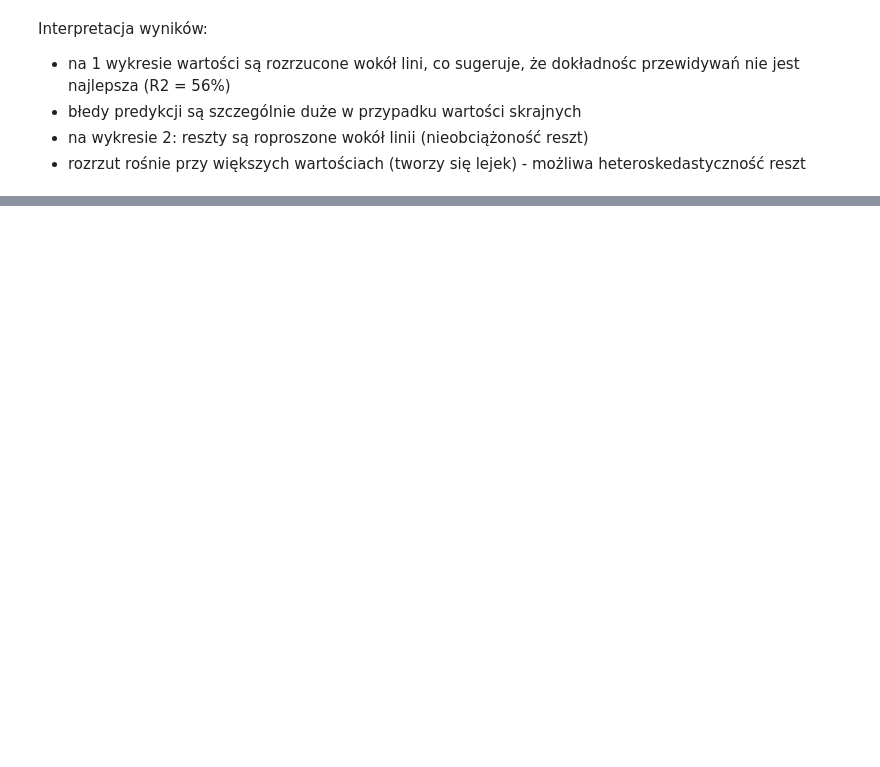
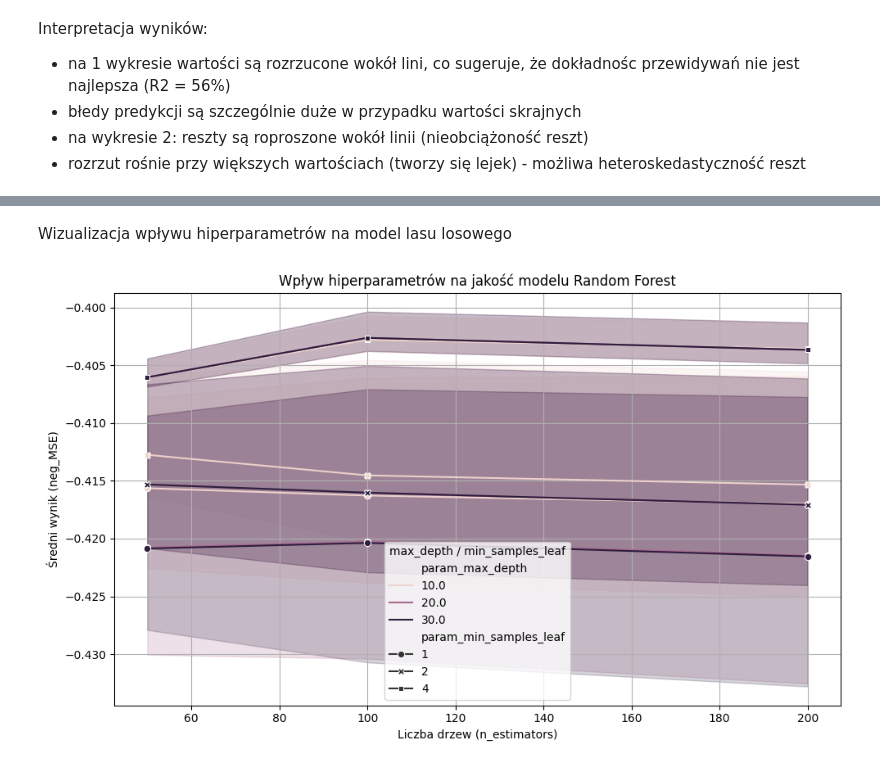
Before and after one commit to jurewiczM/PUM_Ptojekt_2025, a Jupyter notebook: Project_preprocessing.ipynb, the cells around one changed output, grey strips where cells are left out. Saved outputs shown, nothing was run; the diff lists cells and outputs as text; code cells hidden in the pictures; blank space fills up the shorter version.

Commit message:
Model 2 - model, wybór hiperparametrów i wizualizacje

```diff
--- a/Project_preprocessing.ipynb
+++ b/Project_preprocessing.ipynb
@@ -716,0 +770,27 @@ Interpretacja wyników:
+# %% [markdown]
+Wizualizacja wpływu hiperparametrów na model lasu losowego
+# %%
+# Wizualizacja wpływu hiperparametrów na jakość modelu Random Forest
+
+
+results = pd.DataFrame(grid_search.cv_results_)
+
+plt.figure(figsize=(10, 6))
+sns.lineplot(
+    data=results,
+    x='param_n_estimators',
+    y='mean_test_score',
+    hue='param_max_depth',
+    style='param_min_samples_leaf',
+    markers=True,
+    dashes=False
+)
+plt.xlabel('Liczba drzew (n_estimators)')
+plt.ylabel('Średni wynik (neg_MSE)')
+plt.title('Wpływ hiperparametrów na jakość modelu Random Forest')
+plt.legend(title='max_depth / min_samples_leaf')
+plt.grid(True)
+plt.tight_layout()
+plt.show()
+# %% [output]
+[figure, added]
```
Also changed, not shown: parts of 17 cells of this notebook.
